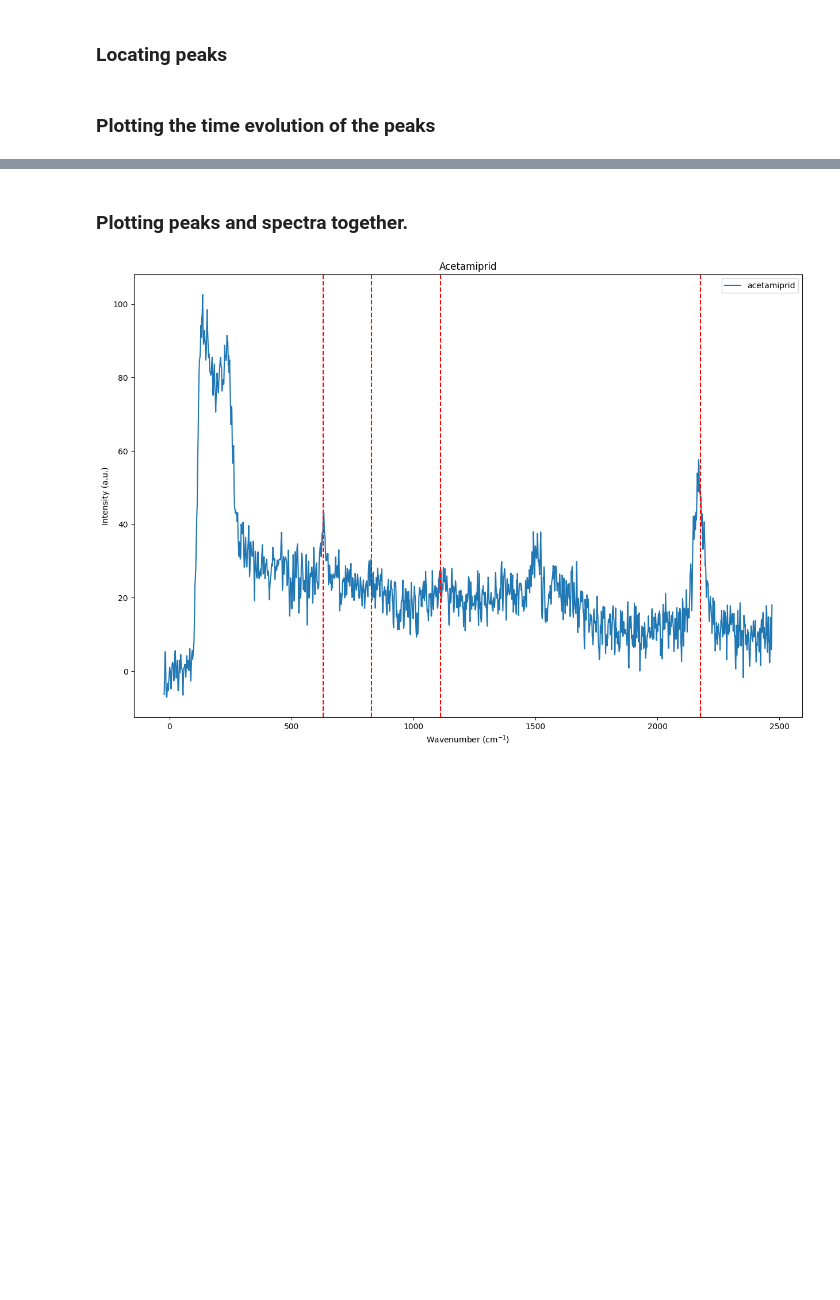
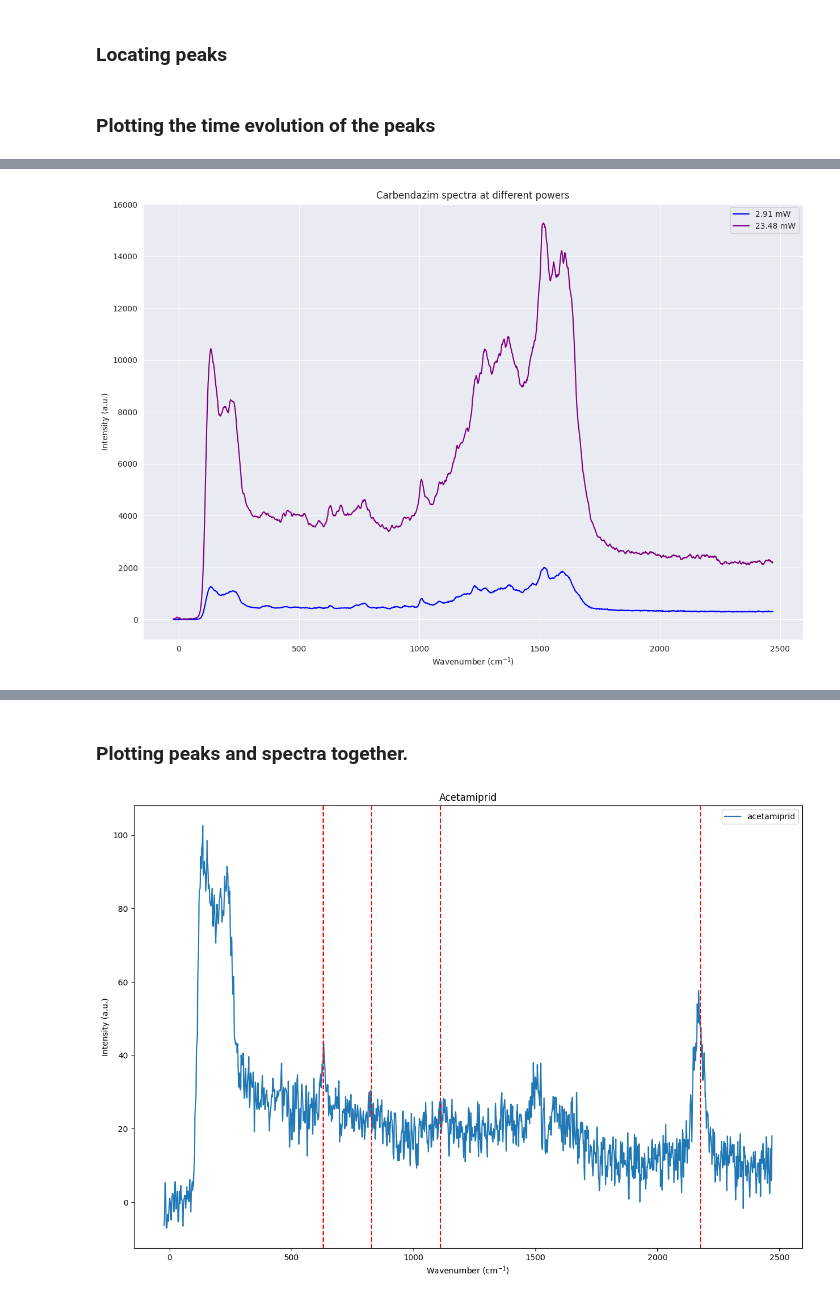
Before and after one commit to anva-kn/Raman, a Jupyter notebook: Publication/Aging&Time_evol.ipynb, the cells around one changed output, grey strips where cells are left out. Saved outputs shown, nothing was run; the diff lists cells and outputs as text; code cells hidden in the pictures; blank space fills up the shorter version.

```diff
--- a/Publication/Aging&Time_evol.ipynb
+++ b/Publication/Aging&Time_evol.ipynb
@@ -419,0 +416,14 @@ plt.show()
+# %%
+_, power_1 = RD.read_data('../data/20210810 SERS timed immersion experiment/1/1_3hours_1.tif')
+_, power_5 = RD.read_data('../data/20210810 SERS timed immersion experiment/1/1_3hours_5.tif')
+# %%
+plt.figure(figsize=(15, 10))
+plt.plot(f_sup_0810, np.mean(power_1, axis=0), label="2.91 mW", color="blue")
+plt.plot(f_sup_0810, np.mean(power_5, axis=0), label="23.48 mW", color="purple")
+plt.legend()
+plt.xlabel("Wavenumber (cm$^{-1}$)")
+plt.ylabel("Intensity (a.u.)")
+plt.title("Carbendazim spectra at different powers")
+plt.show()
+# %% [output]
+[figure, added]
```
Also changed, not shown: parts of 25 cells of this notebook.
